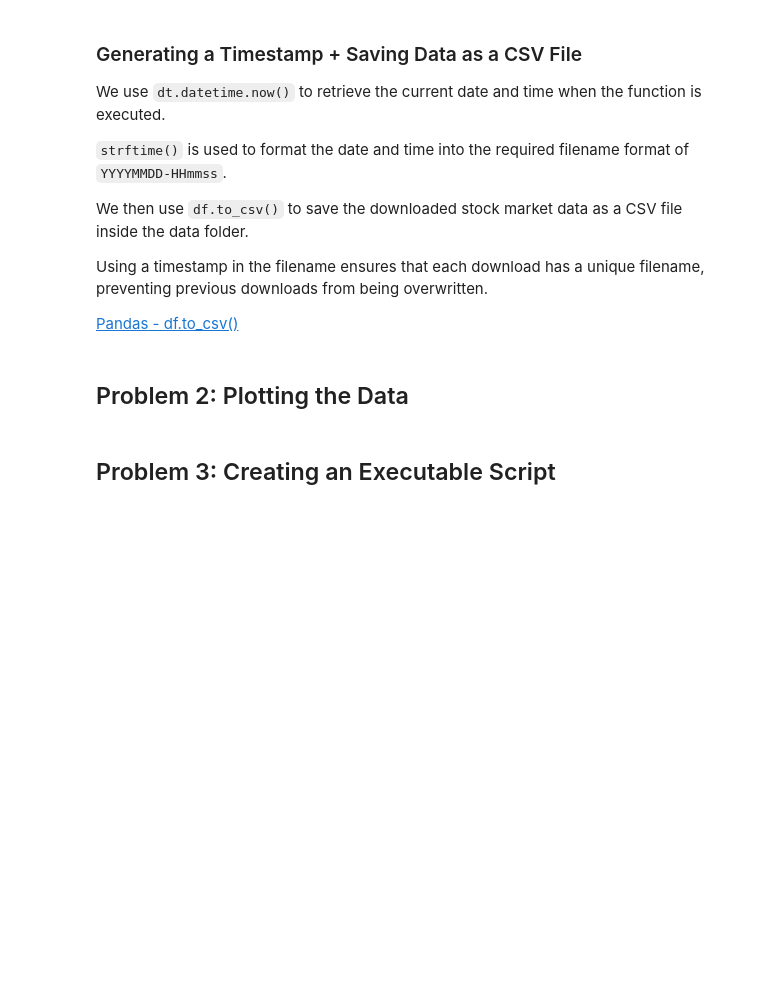
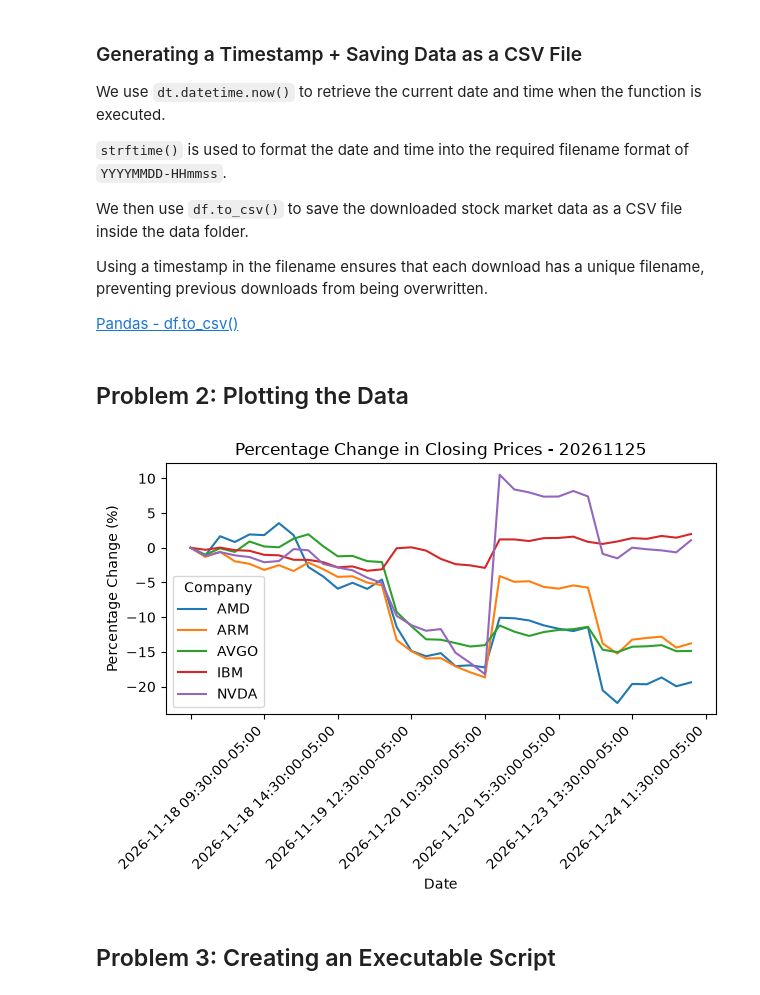
Before and after one commit to johncrumlish25/computer-infrastructure, a Jupyter notebook: problems.ipynb, the cells around one changed output. Cells and saved outputs as stored; diff of their text form; code cells hidden in the pictures; blank space fills up the shorter version.

Commit message:
Created plot_data() function in Problem 2

```diff
--- a/problems.ipynb
+++ b/problems.ipynb
@@ -83,6 +86,43 @@ Using a timestamp in the filename ensures that each download has a unique filena
 [Pandas - df.to_csv()](https://pandas.pydata.org/pandas-docs/stable/reference/api/pandas.DataFrame.to_csv.html)
 # %% [markdown]
 ## Problem 2: Plotting the Data
+# %%
+# Function to plot the percentage change in stock prices
+def plot_data():
+
+    # Find all CSV files in the data folder
+    files = [file for file in os.listdir("data") if file.endswith(".csv")]
+
+    # Find the most recent CSV file
+    latest_file = max(files)
+
+    # Read the latest CSV file using the first two rows as column headings
+    stock_data = pd.read_csv("data/" + latest_file, header=[0, 1], index_col=0)
+
+    # Calculate the percentage change in closing prices
+    percentage_change = (stock_data["Close"] - stock_data["Close"].iloc[0]) / stock_data["Close"].iloc[0] * 100
+
+    # Plot the percentage change
+    percentage_change.plot()
+
+    # Add title and labels
+    plt.title("Percentage Change in Closing Prices - " + latest_file[:8])
+    plt.xlabel("Date")
+    plt.ylabel("Percentage Change (%)")
+
+    # Rotate the date labels for better readability
+    plt.xticks(rotation=45)
+
+    # Change the legend heading
+    plt.legend(title="Company")
+
+    # Adjust the layout to prevent overlapping
+    plt.tight_layout()
+# %%
+# Call the plotting function
+plot_data()
+# %% [output]
+[figure, added]
 # %% [markdown]
 ## Problem 3: Creating an Executable Script
 # %% [markdown]
```
Also changed, not shown: parts of 2 cells of this notebook, 2 other files.
